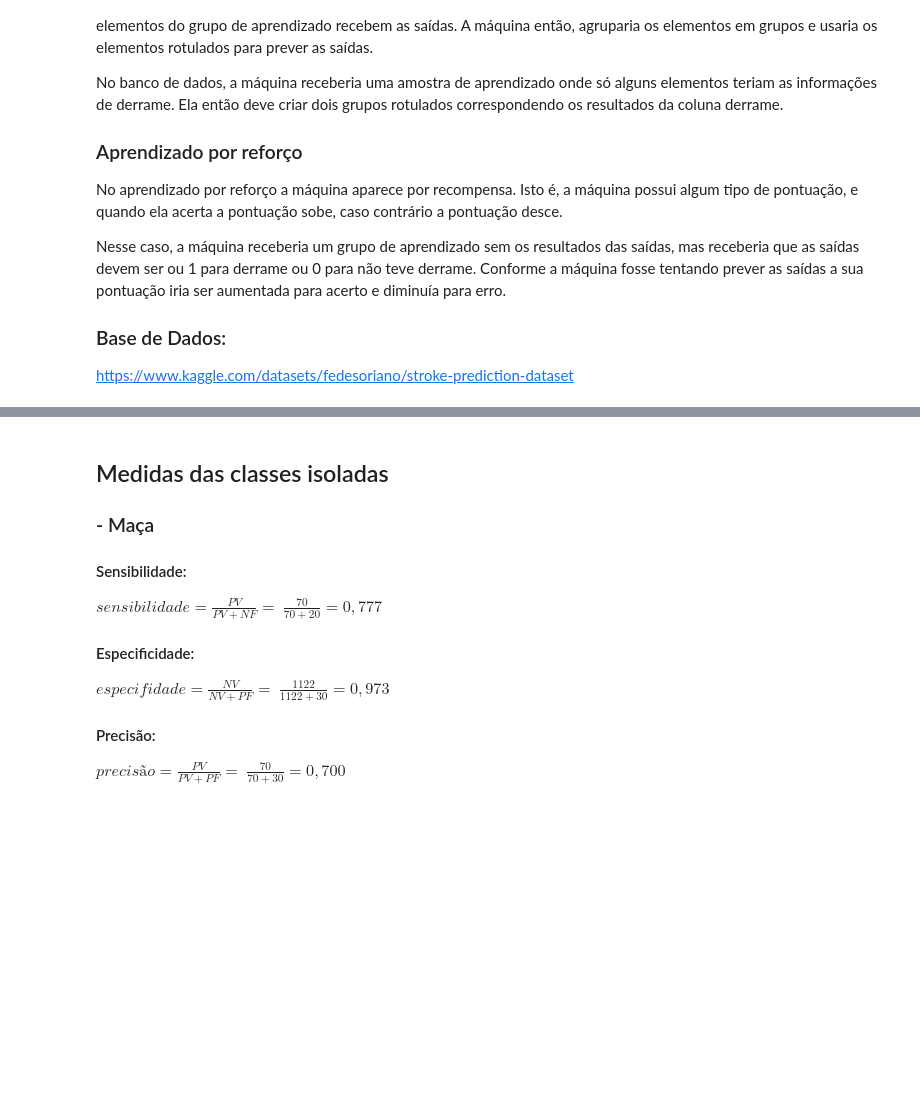
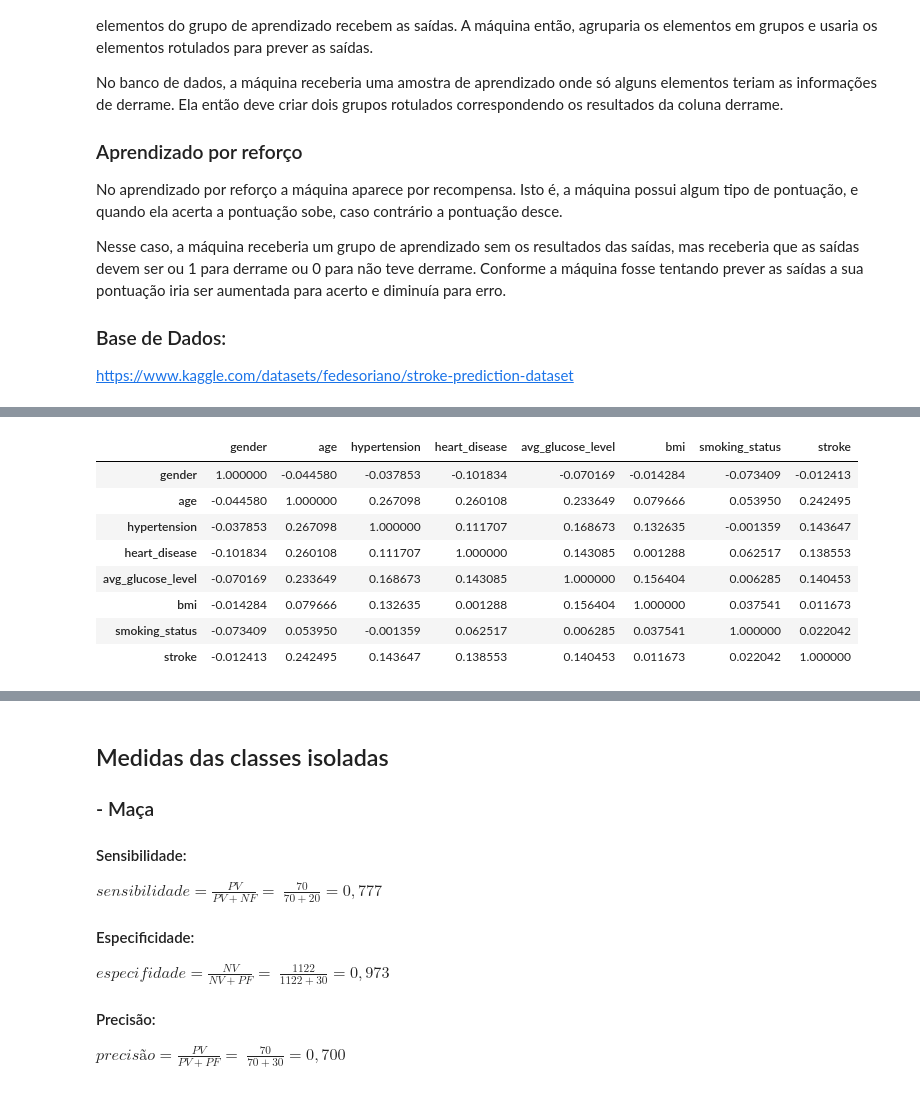
Before and after one commit to Gabriel-Araujo/prova1IA, a Jupyter notebook: Prova.ipynb, the cells around one changed output, grey strips where cells are left out. Drawn from its saved outputs; the diff is of its cells as text; code cells hidden in the pictures; blank space fills up the shorter version.

```diff
--- a/Prova.ipynb
+++ b/Prova.ipynb
@@ -65,0 +140,13 @@ https://www.kaggle.com/datasets/fedesoriano/stroke-prediction-dataset
+# %%
+correlacao = dataframe.corr()
+correlacao.style.background_gradient(cmap="coolwarm")
+# %% [output]
+|  | gender | age | hypertension | heart_disease | avg_glucose_level | bmi | smoking_status | stroke |
+| gender | 1.000000 | -0.044580 | -0.037853 | -0.101834 | -0.070169 | -0.014284 | -0.073409 | -0.012413 |
+| age | -0.044580 | 1.000000 | 0.267098 | 0.260108 | 0.233649 | 0.079666 | 0.053950 | 0.242495 |
+| hypertension | -0.037853 | 0.267098 | 1.000000 | 0.111707 | 0.168673 | 0.132635 | -0.001359 | 0.143647 |
+| heart_disease | -0.101834 | 0.260108 | 0.111707 | 1.000000 | 0.143085 | 0.001288 | 0.062517 | 0.138553 |
+| avg_glucose_level | -0.070169 | 0.233649 | 0.168673 | 0.143085 | 1.000000 | 0.156404 | 0.006285 | 0.140453 |
+| bmi | -0.014284 | 0.079666 | 0.132635 | 0.001288 | 0.156404 | 1.000000 | 0.037541 | 0.011673 |
+| smoking_status | -0.073409 | 0.053950 | -0.001359 | 0.062517 | 0.006285 | 0.037541 | 1.000000 | 0.022042 |
+| stroke | -0.012413 | 0.242495 | 0.143647 | 0.138553 | 0.140453 | 0.011673 | 0.022042 | 1.000000 |
```
Also changed, not shown: parts of 15 cells of this notebook, 1 other file.
